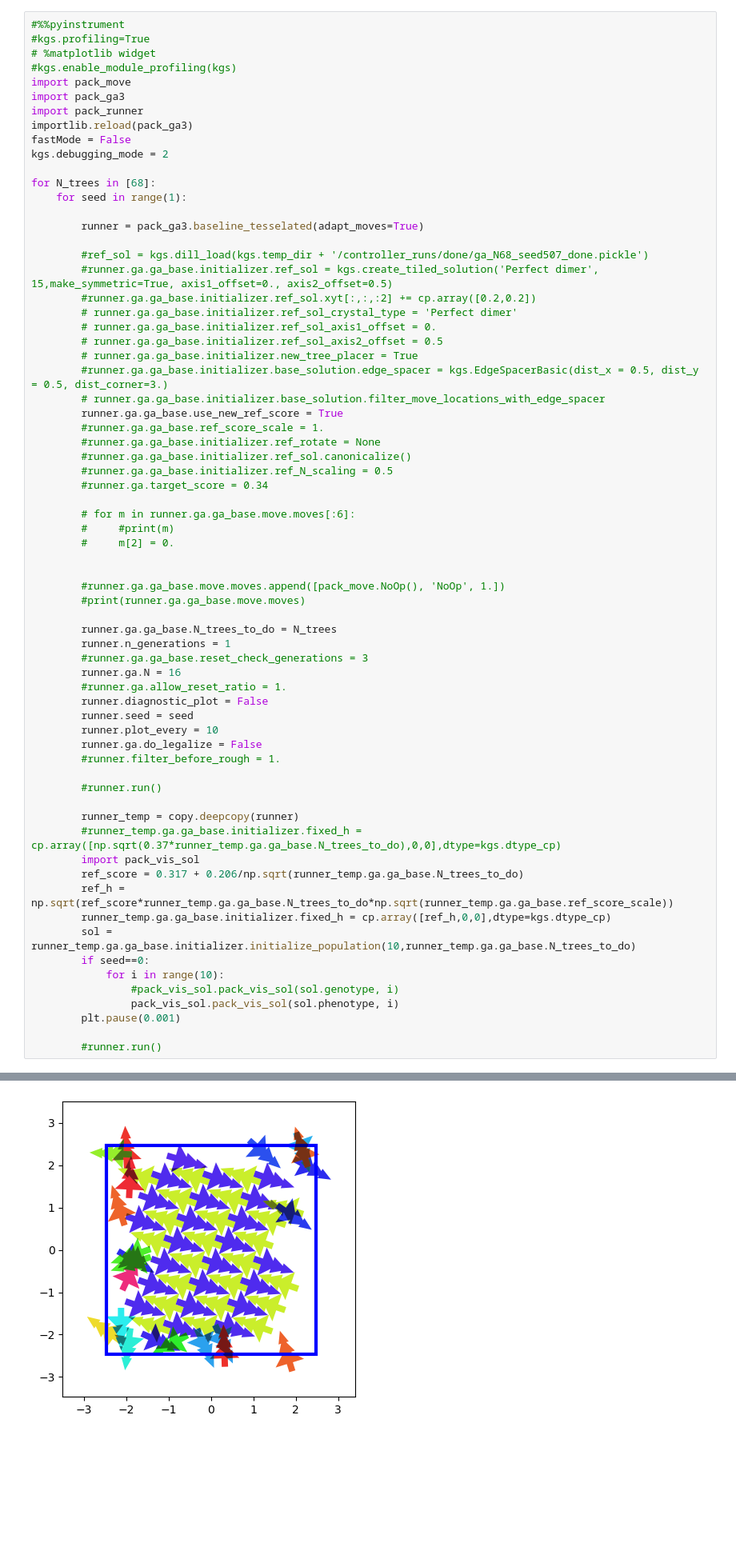
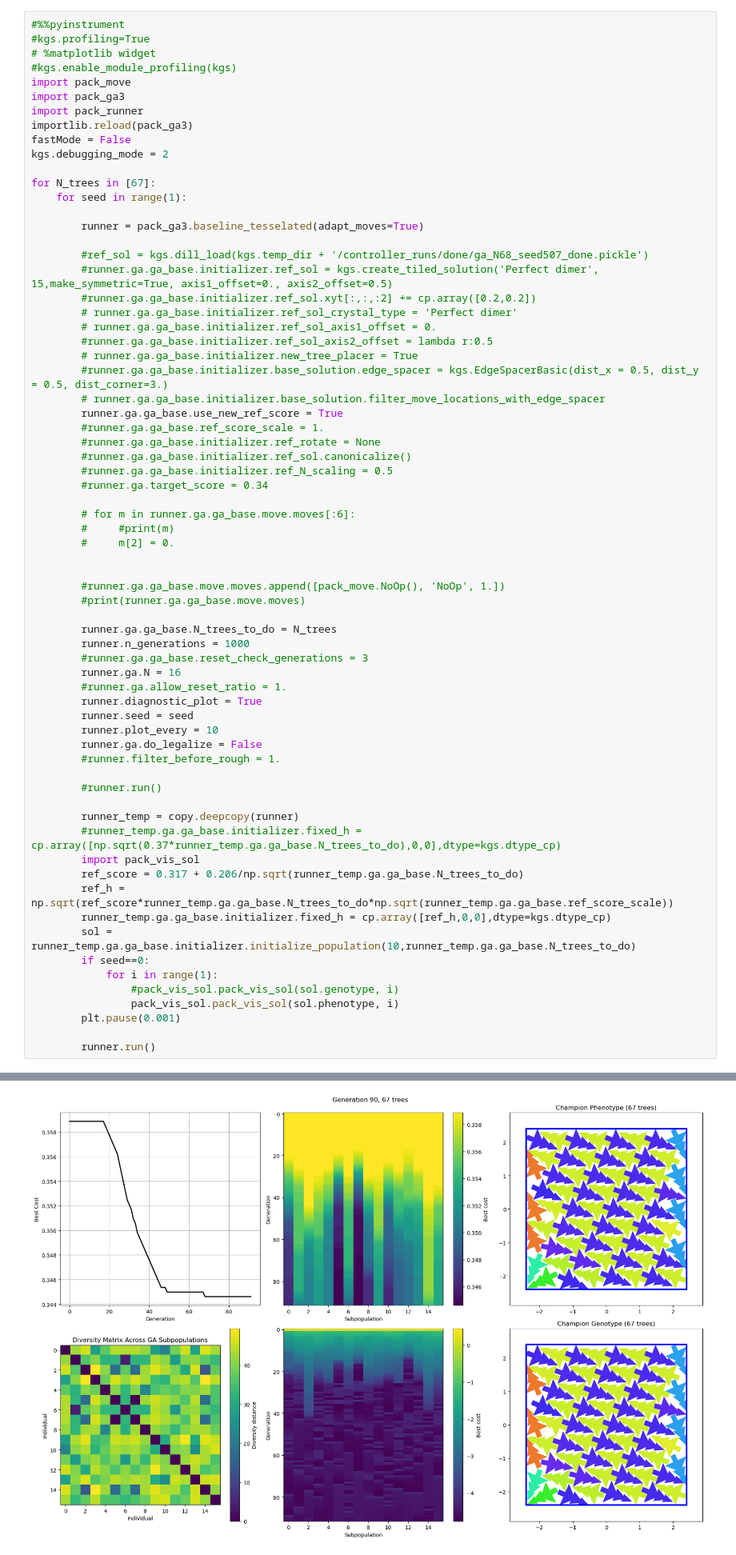
Before and after one commit to jcottaar/packing, a Jupyter notebook: analysis/test_ga.ipynb, the cells around one changed output, grey strips where cells are left out. Shown at 80% size. Drawn from its saved outputs; the diff is of its cells as text; blank space fills up the shorter version.

```diff
--- a/analysis/test_ga.ipynb
+++ b/analysis/test_ga.ipynb
@@ -33,7 +33,7 @@ importlib.reload(pack_ga3)
 fastMode = False
 kgs.debugging_mode = 2
 
-for N_trees in [68]:
+for N_trees in [67]:
     for seed in range(1):
 
         runner = pack_ga3.baseline_tesselated(adapt_moves=True)
@@ -43,7 +43,7 @@ for N_trees in [68]:
         #runner.ga.ga_base.initializer.ref_sol.xyt[:,:,:2] += cp.array([0.2,0.2])
         # runner.ga.ga_base.initializer.ref_sol_crystal_type = 'Perfect dimer'
         # runner.ga.ga_base.initializer.ref_sol_axis1_offset = 0.
-        # runner.ga.ga_base.initializer.ref_sol_axis2_offset = 0.5
+        #runner.ga.ga_base.initializer.ref_sol_axis2_offset = lambda r:0.5
         # runner.ga.ga_base.initializer.new_tree_placer = True
         #runner.ga.ga_base.initializer.base_solution.edge_spacer = kgs.EdgeSpacerBasic(dist_x = 0.5, dist_y = 0.5, dist_corner=3.)
         # runner.ga.ga_base.initializer.base_solution.filter_move_locations_with_edge_spacer
@@ -63,11 +63,11 @@ for N_trees in [68]:
         #print(runner.ga.ga_base.move.moves)
 
         runner.ga.ga_base.N_trees_to_do = N_trees
-        runner.n_generations = 1
+        runner.n_generations = 1000
         #runner.ga.ga_base.reset_check_generations = 3
         runner.ga.N = 16
         #runner.ga.allow_reset_ratio = 1.
-        runner.diagnostic_plot = False
+        runner.diagnostic_plot = True
         runner.seed = seed
         runner.plot_every = 10
         runner.ga.do_legalize = False
@@ -83,10 +83,10 @@ for N_trees in [68]:
         runner_temp.ga.ga_base.initializer.fixed_h = cp.array([ref_h,0,0],dtype=kgs.dtype_cp)
         sol = runner_temp.ga.ga_base.initializer.initialize_population(10,runner_temp.ga.ga_base.N_trees_to_do)
         if seed==0:
-            for i in range(10):
+            for i in range(1):
                 #pack_vis_sol.pack_vis_sol(sol.genotype, i)
                 pack_vis_sol.pack_vis_sol(sol.phenotype, i)
         plt.pause(0.001)
 
-        #runner.run()
+        runner.run()
 # %% [output]
@@ -94 +94 @@ for N_trees in [68]:
-[figure, old version]
+[figure, new version]
```
Also changed, not shown: parts of 1 cell of this notebook, 5 other files.
